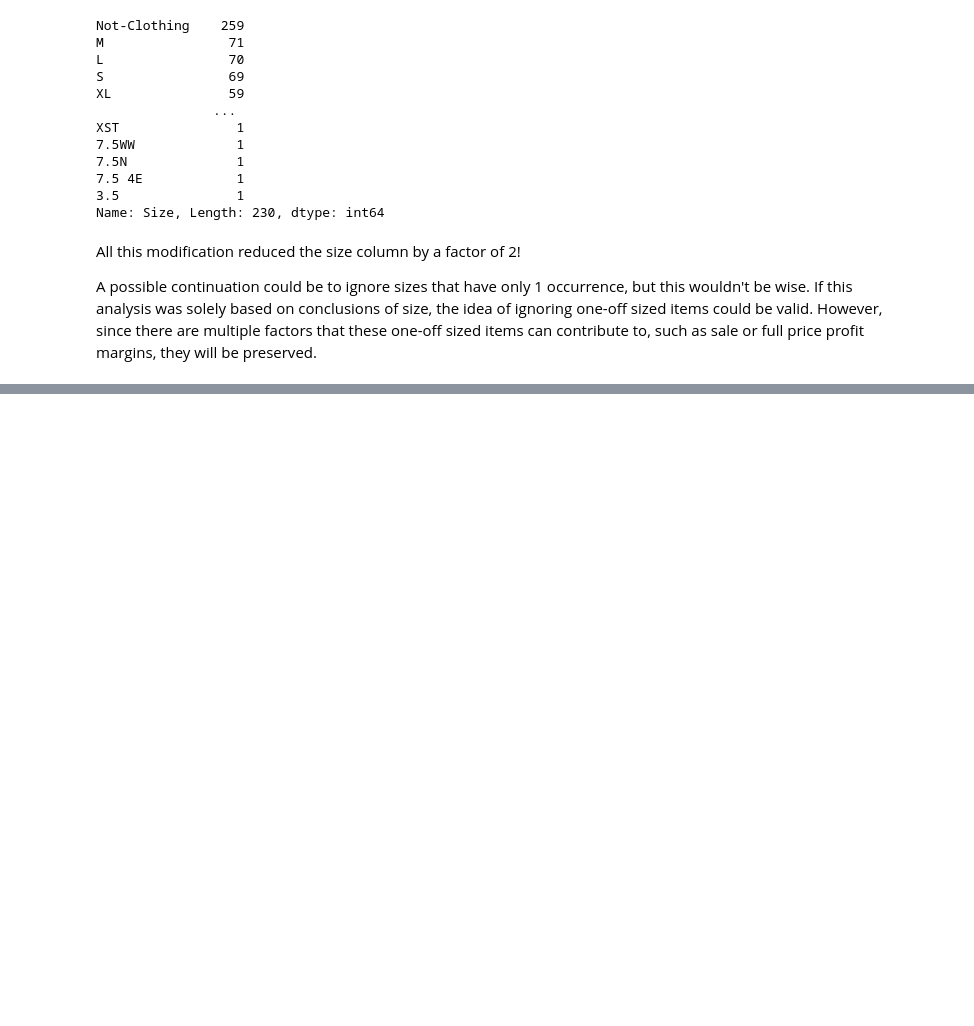
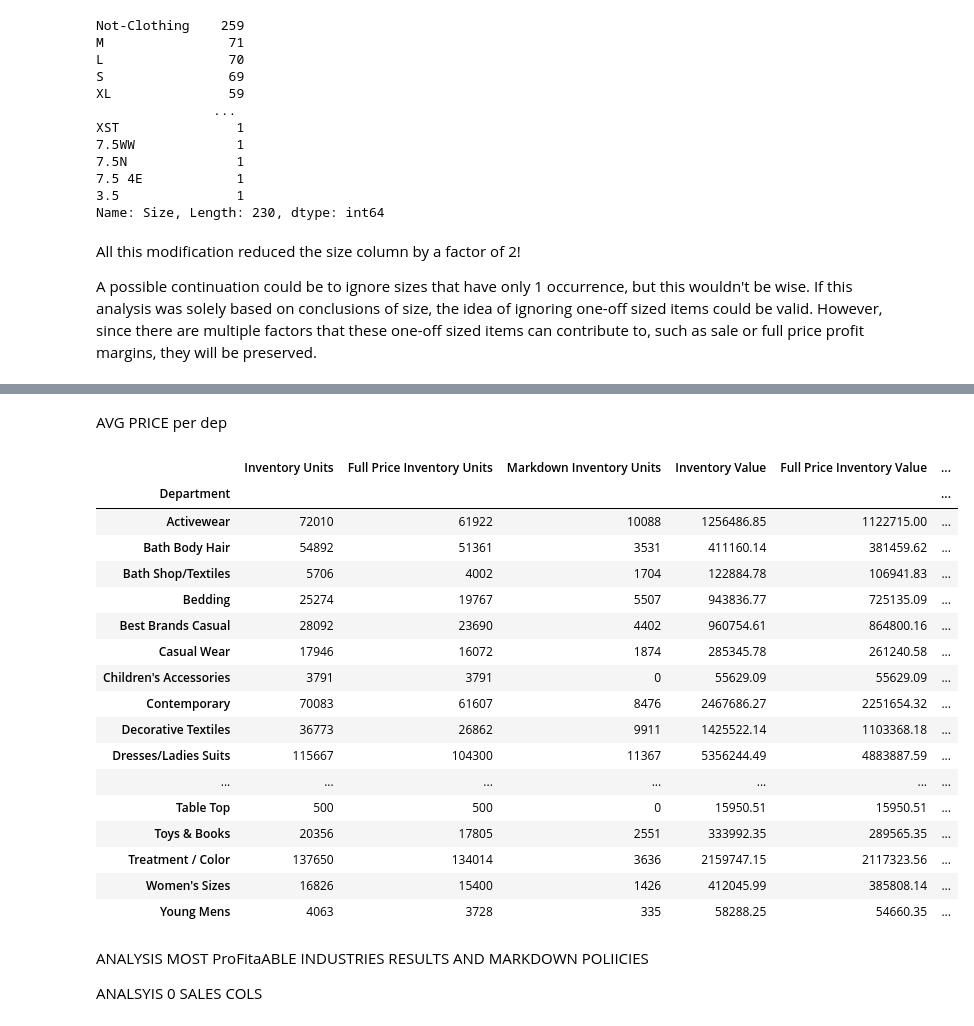
Before and after one commit to reetyf/tjx, a Jupyter notebook: HWeinschenk_TJXDataAnalystAssignment_summer2023.ipynb, the cells around one changed output, grey strips where cells are left out. Drawn from its saved outputs; the diff is of its cells as text; code cells hidden in the pictures; blank space fills up the shorter version.

```diff
--- a/HWeinschenk_TJXDataAnalystAssignment_summer2023.ipynb
+++ b/HWeinschenk_TJXDataAnalystAssignment_summer2023.ipynb
@@ -391,0 +492,2 @@ SyntaxError: invalid syntax (2149321911.py, line 1)
+# %%
+grouped_df['Percentage of Sales are Markdown'] = grouped_df['Markdown Sales'].div(grouped_df['Sales'])
@@ -391,0 +514,32 @@ SyntaxError: invalid syntax (2149321911.py, line 1)
+# %%
+grouped_df['Average Price'] = grouped_df['Sales'].div(grouped_df['Units Sold'])
+grouped_df['Full Price Average Price'] = grouped_df['Full Price Sales'].div(grouped_df['Full Price Units Sold'])
+grouped_df['Markdown Average Price'] = grouped_df['Markdown Sales'].div(grouped_df['Markdown Units Sold'])
+# %% [markdown]
+AVG PRICE per dep
+# %%
+grouped_df
+# %% [output]
+|  | Inventory Units | Full Price Inventory Units | Markdown Inventory Units | Inventory Value | Full Price Inventory Value | ... |
+| Department |  |  |  |  |  | ... |
+| Activewear | 72010 | 61922 | 10088 | 1256486.85 | 1122715.00 | ... |
+| Bath Body Hair | 54892 | 51361 | 3531 | 411160.14 | 381459.62 | ... |
+| Bath Shop/Textiles | 5706 | 4002 | 1704 | 122884.78 | 106941.83 | ... |
+| Bedding | 25274 | 19767 | 5507 | 943836.77 | 725135.09 | ... |
+| Best Brands Casual | 28092 | 23690 | 4402 | 960754.61 | 864800.16 | ... |
+| Casual Wear | 17946 | 16072 | 1874 | 285345.78 | 261240.58 | ... |
+| Children's Accessories | 3791 | 3791 | 0 | 55629.09 | 55629.09 | ... |
+| Contemporary | 70083 | 61607 | 8476 | 2467686.27 | 2251654.32 | ... |
+| Decorative Textiles | 36773 | 26862 | 9911 | 1425522.14 | 1103368.18 | ... |
+| Dresses/Ladies Suits | 115667 | 104300 | 11367 | 5356244.49 | 4883887.59 | ... |
+| ... | ... | ... | ... | ... | ... | ... |
+| Table Top | 500 | 500 | 0 | 15950.51 | 15950.51 | ... |
+| Toys & Books | 20356 | 17805 | 2551 | 333992.35 | 289565.35 | ... |
+| Treatment / Color | 137650 | 134014 | 3636 | 2159747.15 | 2117323.56 | ... |
+| Women's Sizes | 16826 | 15400 | 1426 | 412045.99 | 385808.14 | ... |
+| Young Mens | 4063 | 3728 | 335 | 58288.25 | 54660.35 | ... |
+# %% [markdown]
+ANALYSIS MOST ProFitaABLE INDUSTRIES RESULTS AND MARKDOWN POLIICIES
+
+
+ANALSYIS 0 SALES COLS
```
Also changed, not shown: parts of 20 cells of this notebook.
